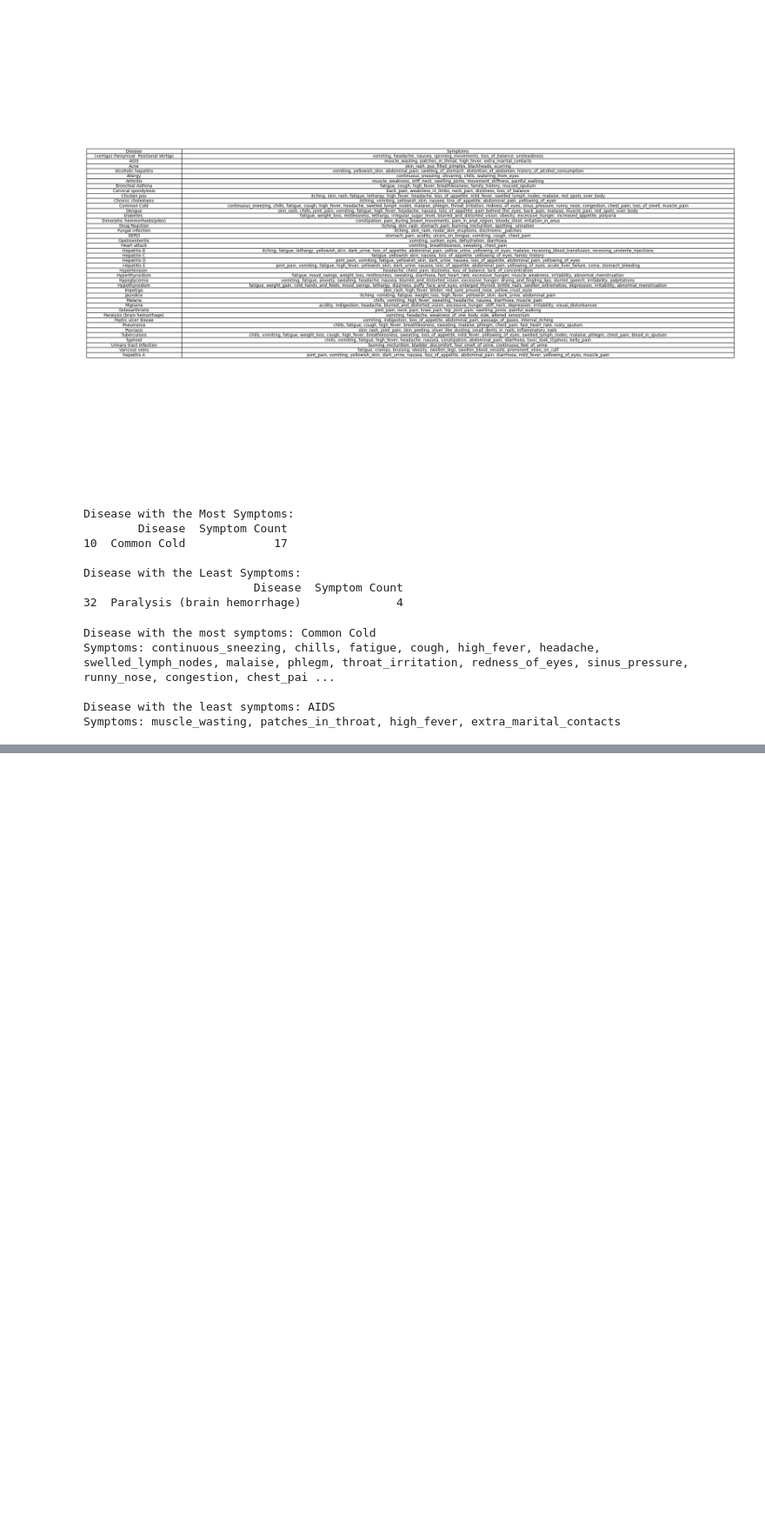
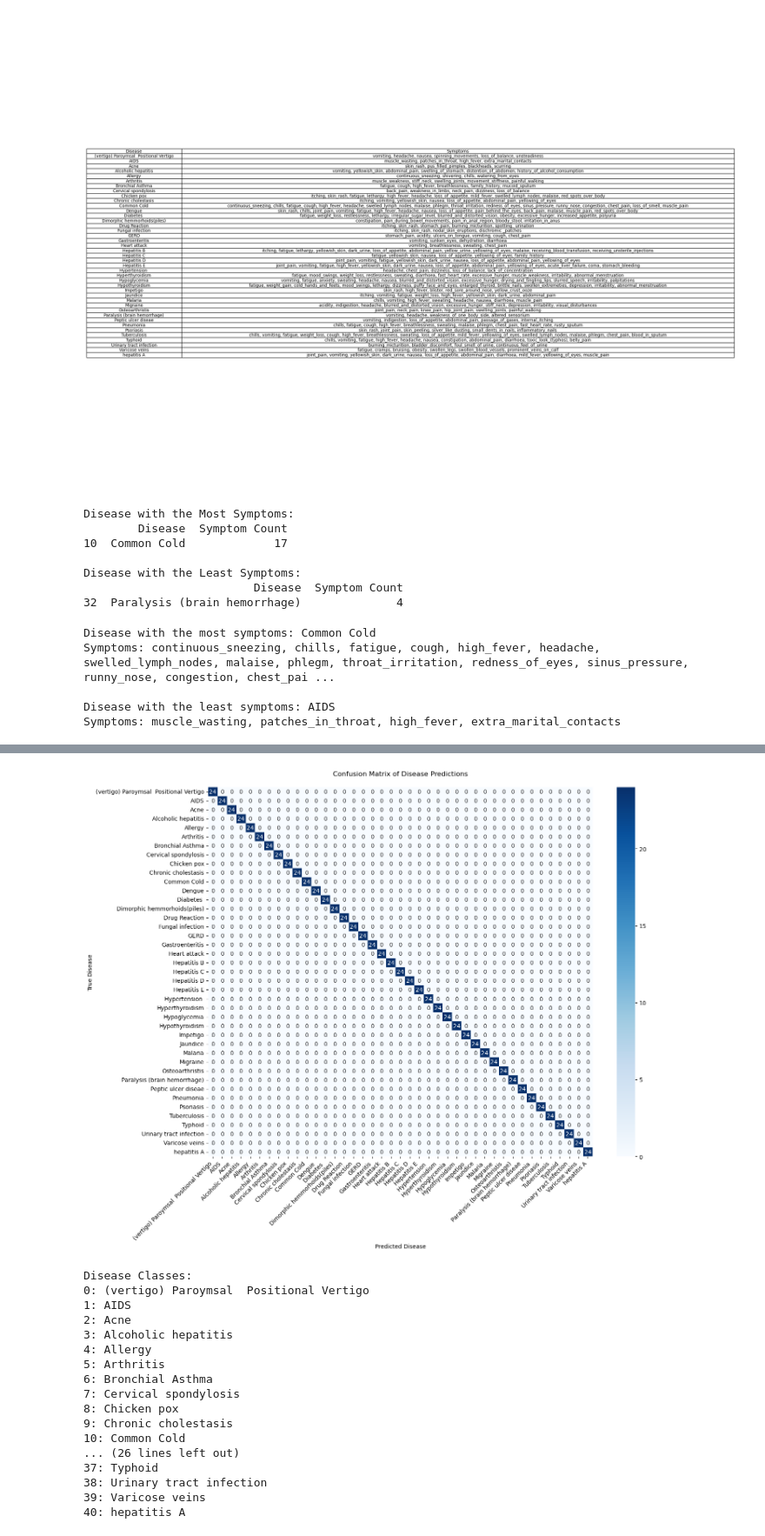
Before and after one commit to olga-mineyeva/team6-project, a Jupyter notebook: experiments/David_EDA_WIP.ipynb, the cells around one changed output, grey strips where cells are left out. Shown at 87% size. Drawn from its saved outputs; the diff is of its cells as text; code cells hidden in the pictures; blank space fills up the shorter version.

```diff
--- a/experiments/David_EDA_WIP.ipynb
+++ b/experiments/David_EDA_WIP.ipynb
@@ -460,0 +505,17 @@ Symptoms: muscle_wasting, patches_in_throat, high_fever, extra_marital_contacts
+# %%
+# Perform cross-validation
+cv = StratifiedKFold(n_splits=5, shuffle=True, random_state=42)
+cv_scores = cross_val_score(model, X_train, y_train, cv=cv)
+
+print("Cross-validation scores:", cv_scores)
+print(f"Average CV Score: {cv_scores.mean():.2f} (+/- {cv_scores.std() * 2:.2f})")
+
+# Train the final model
+model.fit(X_train, y_train)
+
+# Make predictions
+y_pred = model.predict(X_test)
+
+# Print detailed metrics
+print("\nClassification Report:")
+print(classification_report(y_test, y_pred, target_names=le.classes_))
@@ -460,0 +540,52 @@ Symptoms: muscle_wasting, patches_in_throat, high_fever, extra_marital_contacts
+# %%
+# Get disease names
+disease_names = le.classes_
+
+# Create confusion matrix
+cm = confusion_matrix(y_test, y_pred)
+
+# Create figure and plot
+plt.figure(figsize=(15, 12))
+
+# Create heatmap
+sns.heatmap(cm, annot=True, fmt='d', cmap='Blues',
+            xticklabels=disease_names,
+            yticklabels=disease_names)
+
+# Rotate labels for better readability
+plt.xticks(rotation=45, ha='right')
+plt.yticks(rotation=0)
+
+# Add labels and title
+plt.title('Confusion Matrix of Disease Predictions', pad=20)
+plt.ylabel('True Disease')
+plt.xlabel('Predicted Disease')
+
+# Adjust layout to prevent label cutoff
+plt.tight_layout()
+
+# Show plot
+plt.show()
+
+print("\nDisease Classes:")
+for i, disease in enumerate(disease_names):
+    print(f"{i}: {disease}")
+# %% [output]
+[figure, added]
+Disease Classes:
+0: (vertigo) Paroymsal  Positional Vertigo
+1: AIDS
+2: Acne
+3: Alcoholic hepatitis
+4: Allergy
+5: Arthritis
+6: Bronchial Asthma
+7: Cervical spondylosis
+8: Chicken pox
+9: Chronic cholestasis
+10: Common Cold
+... (26 lines left out)
+37: Typhoid
+38: Urinary tract infection
+39: Varicose veins
+40: hepatitis A
```
Also changed, not shown: parts of 17 cells of this notebook.
